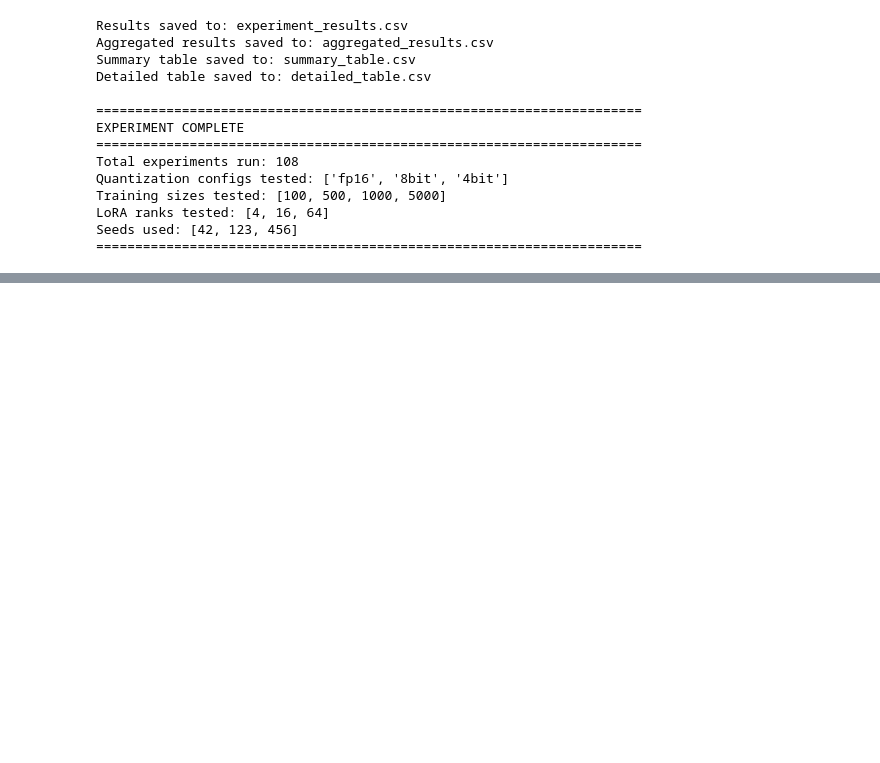
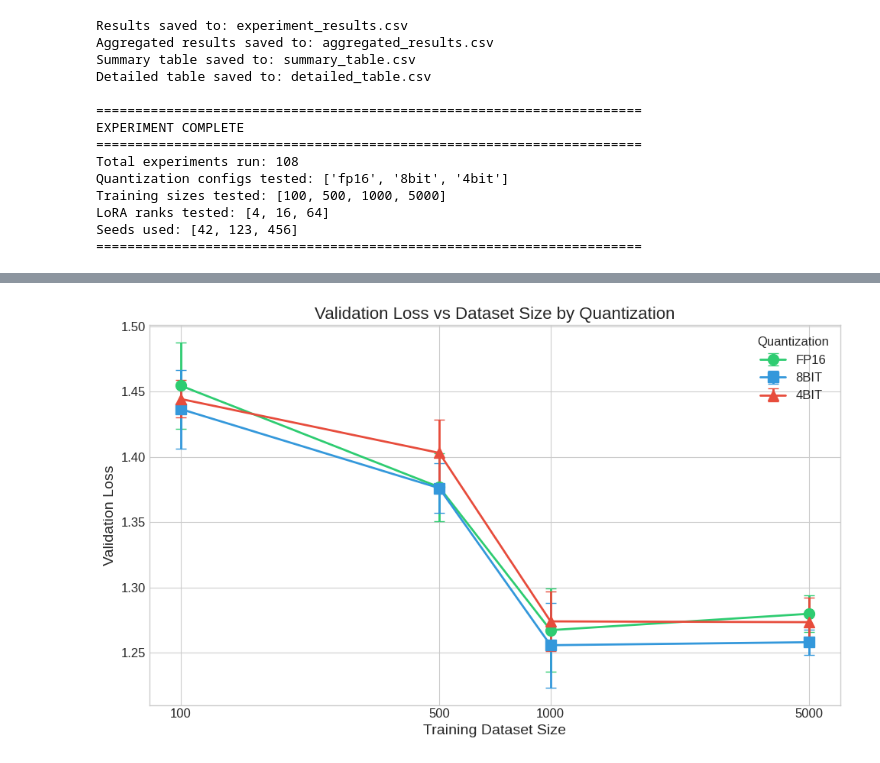
Before and after one commit to Armaan204/quantization-regularization-lora, a Jupyter notebook: notebooks/analysis.ipynb, the cells around one changed output, grey strips where cells are left out. Cells and saved outputs as stored; diff of their text form; code cells hidden in the pictures; blank space fills up the shorter version.

Commit message:
ran 7B models and added analysis

```diff
--- a/notebooks/analysis.ipynb
+++ b/notebooks/analysis.ipynb
@@ -2700,0 +3124,17 @@ Seeds used: [42, 123, 456]
+# %%
+# ============================================================================
+# RUN MISTRAL-7B EXPERIMENT GRID
+# ============================================================================
+# Runs 48 experiments (3 precisions x 4 sizes x 2 ranks x 2 seeds).
+# - SAFE TO INTERRUPT: progress is saved after each experiment
+# - CRASH RECOVERY: re-running will skip completed experiments
+# - No license or login required: mistralai/Mistral-7B-v0.1 is Apache 2.0
+
+all_results_7b = run_all_experiments_7b()
+
+print("\n" + "=" * 60)
+print("ALL MISTRAL-7B EXPERIMENTS COMPLETED")
+print(f"Total results: {len(all_results_7b)}")
+print(f"Checkpoints:   {CHECKPOINT_DIR_7B}")
+print(f"Results cache: {RESULTS_CACHE_FILE_7B}")
+print("=" * 60)
@@ -2700,0 +3176,19 @@ Seeds used: [42, 123, 456]
+# %%
+# ============================================================================
+# MISTRAL-7B -- BUILD DATAFRAMES
+# ============================================================================
+# Reuses create_results_dataframe() and create_aggregated_results() from
+# Section 9 -- those functions are model-agnostic.
+
+results_df_7b    = create_results_dataframe(all_results_7b)
+aggregated_df_7b = create_aggregated_results(results_df_7b)
+
+print("=" * 60)
+print("MISTRAL-7B RAW RESULTS")
+print("=" * 60)
+print(f"Total experiments: {len(results_df_7b)}")
+print(f"Unique configurations: "
+      f"{len(results_df_7b.groupby(['quant_type', 'train_size', 'lora_rank']))}")
+print()
+print(results_df_7b.head(12).to_string(index=False))
+print("... [truncated]")
@@ -2700,0 +3264,10 @@ Seeds used: [42, 123, 456]
+# %%
+# ============================================================================
+# MISTRAL-7B -- VALIDATION LOSS vs DATASET SIZE
+# ============================================================================
+# plot_validation_loss_vs_dataset_size() uses only QUANTIZATION_CONFIGS and
+# TRAIN_SIZES globals -- both shared with Mistral-7B. Safe to call directly.
+
+plot_validation_loss_vs_dataset_size(results_df_7b)
+# %% [output]
+[figure, added]
```
Also changed, not shown: parts of 24 cells of this notebook.
